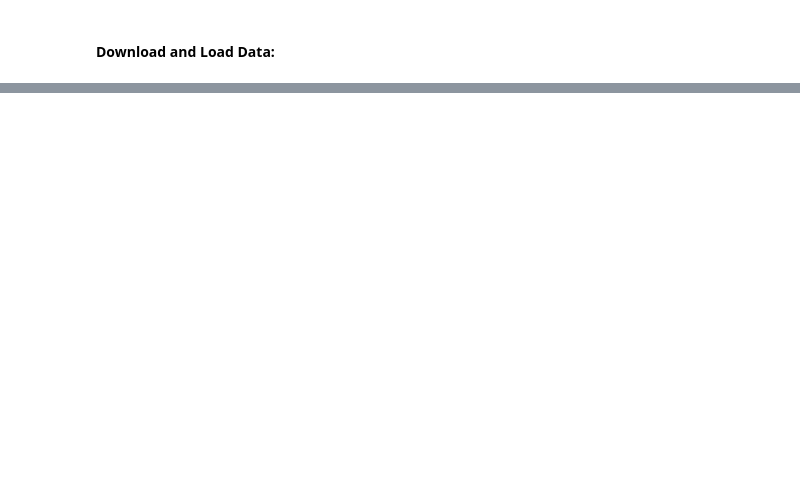
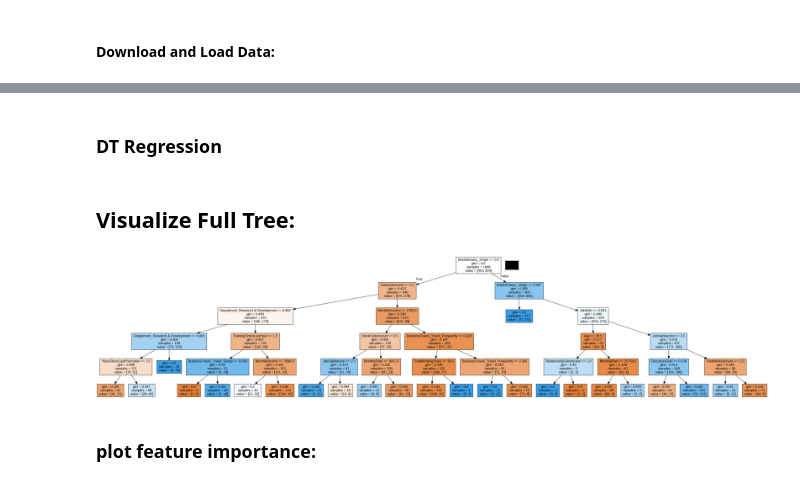
Before and after one commit to SachinScaler/MachineLearning_Jan24, a Jupyter notebook: Decision_Tree_2.ipynb, the cells around one changed output, grey strips where cells are left out. Cells and saved outputs as stored; diff of their text form; code cells hidden in the pictures; blank space fills up the shorter version.

```diff
--- a/Decision_Tree_2.ipynb
+++ b/Decision_Tree_2.ipynb
@@ -88,0 +109,13 @@ Test Acc: 0.782608695652174
+# %%
+# import DecisionTreeClassifier
+from sklearn.tree import DecisionTreeClassifier
+
+# create instance of DT Class:
+model = DecisionTreeClassifier(criterion='gini',max_depth=5 )
+
+# fit model
+model.fit(X_train, y_train)
+
+# Calculate Train and Test Acc Scores
+print("Train Acc:", model.score(X_train, y_train))
+print("Test Acc:", model.score(X_test, y_test))
@@ -88,0 +192,2 @@ Test Acc: 0.782608695652174
+# %% [markdown]
+### DT Regression
@@ -88,0 +197,19 @@ Test Acc: 0.782608695652174
+# %% [markdown]
+## Visualize Full Tree:
+# %%
+from IPython.display import Image
+from six import StringIO
+from sklearn.tree import export_graphviz
+import pydot
+
+features = list(X_train.columns) # get all cols in list
+# Ensure the target variable 'Attrition' is not there in the feature list
+# %%
+dot_data = StringIO()
+export_graphviz(model, out_file=dot_data, feature_names=features, filled=True)
+graph = pydot.graph_from_dot_data(dot_data.getvalue())
+Image(graph[0].create_png())
+# %% [output]
+[figure, added]
+# %% [markdown]
+### plot feature importance:
```
Also changed, not shown: parts of 18 cells of this notebook.
